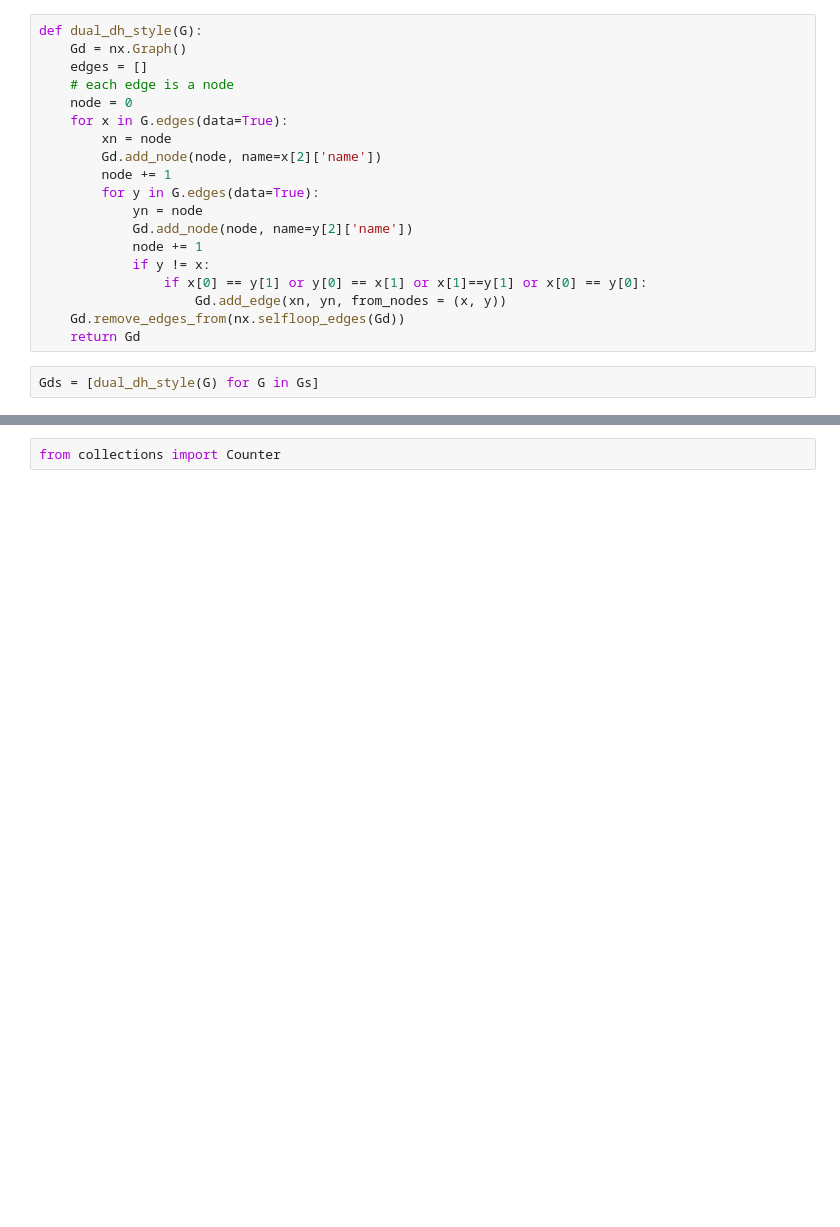
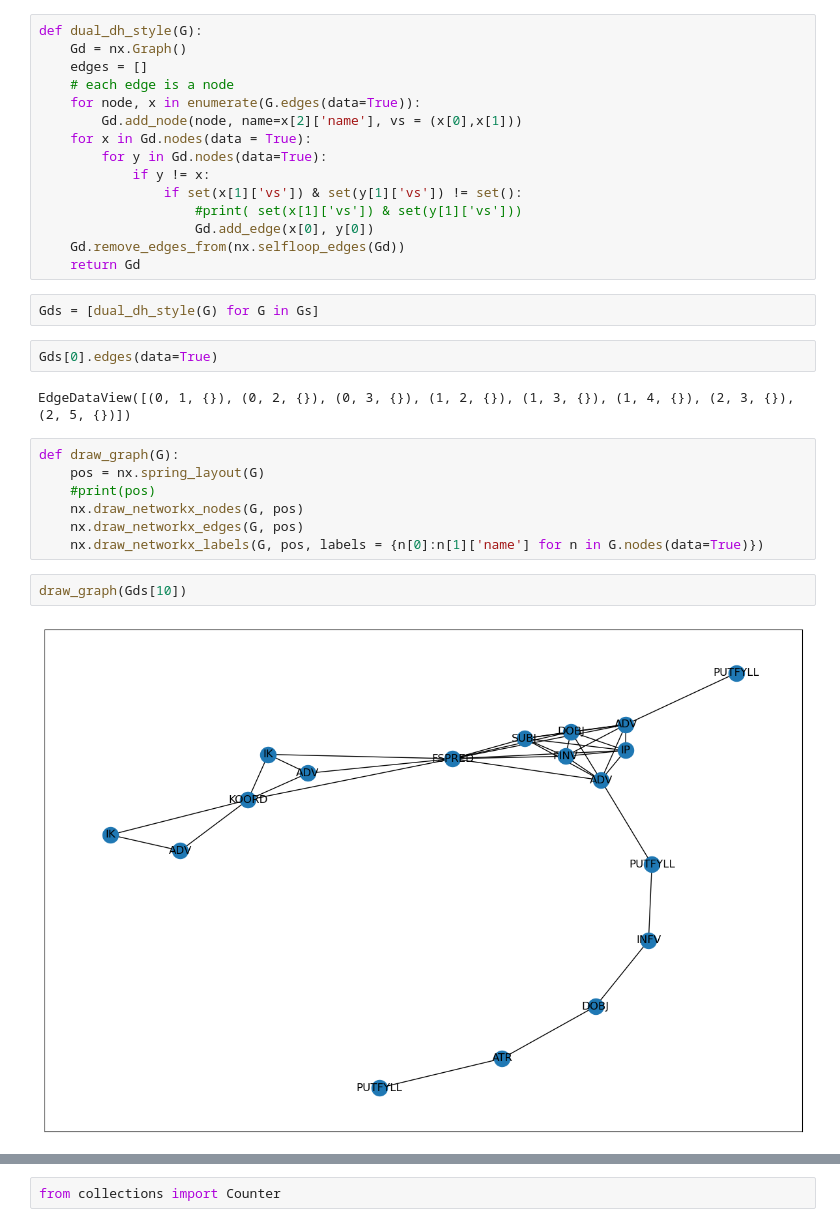
Before and after one commit to Yoonsen/NDT_analyse, a Jupyter notebook: sammenlign_line_graph_ndt.ipynb, the cells around one changed output, grey strips where cells are left out. Cells and saved outputs as stored; diff of their text form; blank space fills up the shorter version.

Commit message:
edge sum and line graph

```diff
--- a/sammenlign_line_graph_ndt.ipynb
+++ b/sammenlign_line_graph_ndt.ipynb
@@ -86,19 +86,30 @@ def dual_dh_style(G):
     Gd = nx.Graph()
     edges = []
     # each edge is a node
-    node = 0
-    for x in G.edges(data=True):
-        xn = node
-        Gd.add_node(node, name=x[2]['name'])
-        node += 1
-        for y in G.edges(data=True):
-            yn = node
-            Gd.add_node(node, name=y[2]['name'])
-            node += 1
+    for node, x in enumerate(G.edges(data=True)):
+        Gd.add_node(node, name=x[2]['name'], vs = (x[0],x[1]))
+    for x in Gd.nodes(data = True):
+        for y in Gd.nodes(data=True):
             if y != x:
-                if x[0] == y[1] or y[0] == x[1] or x[1]==y[1] or x[0] == y[0]:
-                    Gd.add_edge(xn, yn, from_nodes = (x, y))
+                if set(x[1]['vs']) & set(y[1]['vs']) != set():
+                    #print( set(x[1]['vs']) & set(y[1]['vs']))
+                    Gd.add_edge(x[0], y[0])
     Gd.remove_edges_from(nx.selfloop_edges(Gd))
     return Gd
 # %%
 Gds = [dual_dh_style(G) for G in Gs]
+# %%
+Gds[0].edges(data=True)
+# %% [output]
+EdgeDataView([(0, 1, {}), (0, 2, {}), (0, 3, {}), (1, 2, {}), (1, 3, {}), (1, 4, {}), (2, 3, {}), (2, 5, {})])
+# %%
+def draw_graph(G):
+    pos = nx.spring_layout(G)
+    #print(pos)
+    nx.draw_networkx_nodes(G, pos)
+    nx.draw_networkx_edges(G, pos)
+    nx.draw_networkx_labels(G, pos, labels = {n[0]:n[1]['name'] for n in G.nodes(data=True)})
+# %%
+draw_graph(Gds[10])
+# %% [output]
+[figure, added]
```
Also changed, not shown: parts of 3 cells of this notebook.
